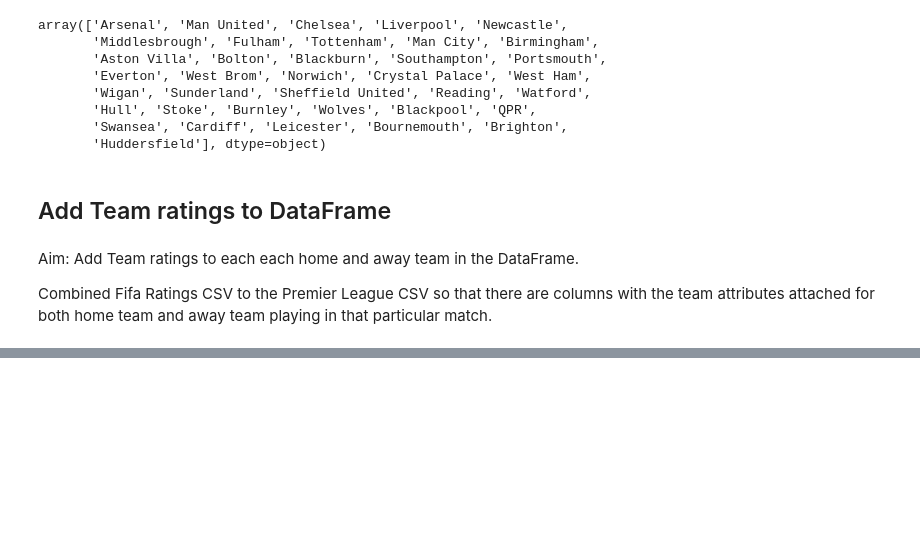
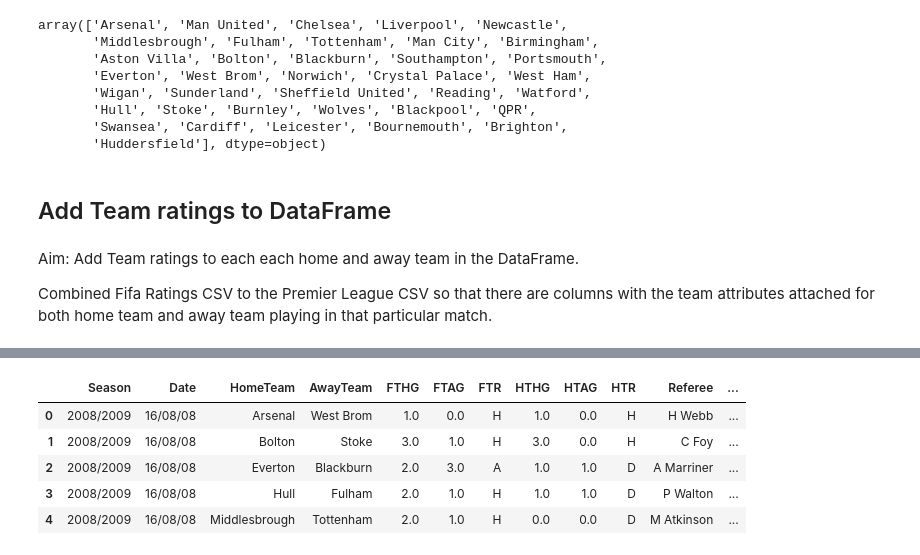
Before and after one commit to georgebrockman/beatthebookies, a Jupyter notebook: beatthebookies/notebooks/george_explore.ipynb, the cells around one changed output, grey strips where cells are left out. Cells and saved outputs as stored; diff of their text form; code cells hidden in the pictures; blank space fills up the shorter version.

```diff
--- a/beatthebookies/notebooks/george_explore.ipynb
+++ b/beatthebookies/notebooks/george_explore.ipynb
@@ -708,3 +708,7 @@ df.to_csv( "fifaratings.csv", index=True, encoding='utf-8-sig')
 Aim: Add Team ratings to each each home and away team in the DataFrame.
 
 Combined Fifa Ratings CSV to the Premier League CSV so that there are columns with the team attributes attached for both home team and away team playing in that particular match.
+# %%
+# import both data sets
+matches = pd.read_csv('/Users/georgebrockman/code/georgebrockman/beatthebookies/beatthebookies/data/premierleague.csv')
+ratings = pd.read_csv('/Users/georgebrockman/code/georgebrockman/beatthebookies/beatthebookies/data/fifaratings.csv')
@@ -710,0 +731,3 @@ Combined Fifa Ratings CSV to the Premier League CSV so that there are columns wi
+# %%
+df = pd.merge(matches, ratings, how='left', left_on=['Season', 'HomeTeam'], right_on=['Season', 'Team'])
+df.head()
@@ -710,0 +741,16 @@ Combined Fifa Ratings CSV to the Premier League CSV so that there are columns wi
+# %%
+# drop league column, unamed and team
+df = df.drop(columns=['League', 'Unnamed: 0_y', 'Unnamed: 0_x', 'Team'])
+# %%
+# change name of these new columns to home team
+df.rename(columns={"ATT": "H_ATT", "MID":"H_MID","DEF":"H_DEF", "OVR":"H_OVR"}, inplace=True)
+# %%
+# check DataFrame
+df.head()
+# %% [output]
+|  | Season | Date | HomeTeam | AwayTeam | FTHG | FTAG | FTR | HTHG | HTAG | HTR | Referee | ... |
+| 0 | 2008/2009 | 16/08/08 | Arsenal | West Brom | 1.0 | 0.0 | H | 1.0 | 0.0 | H | H Webb | ... |
+| 1 | 2008/2009 | 16/08/08 | Bolton | Stoke | 3.0 | 1.0 | H | 3.0 | 0.0 | H | C Foy | ... |
+| 2 | 2008/2009 | 16/08/08 | Everton | Blackburn | 2.0 | 3.0 | A | 1.0 | 1.0 | D | A Marriner | ... |
+| 3 | 2008/2009 | 16/08/08 | Hull | Fulham | 2.0 | 1.0 | H | 1.0 | 1.0 | D | P Walton | ... |
+| 4 | 2008/2009 | 16/08/08 | Middlesbrough | Tottenham | 2.0 | 1.0 | H | 0.0 | 0.0 | D | M Atkinson | ... |
```
Also changed, not shown: parts of 8 cells of this notebook, 2 other files.
